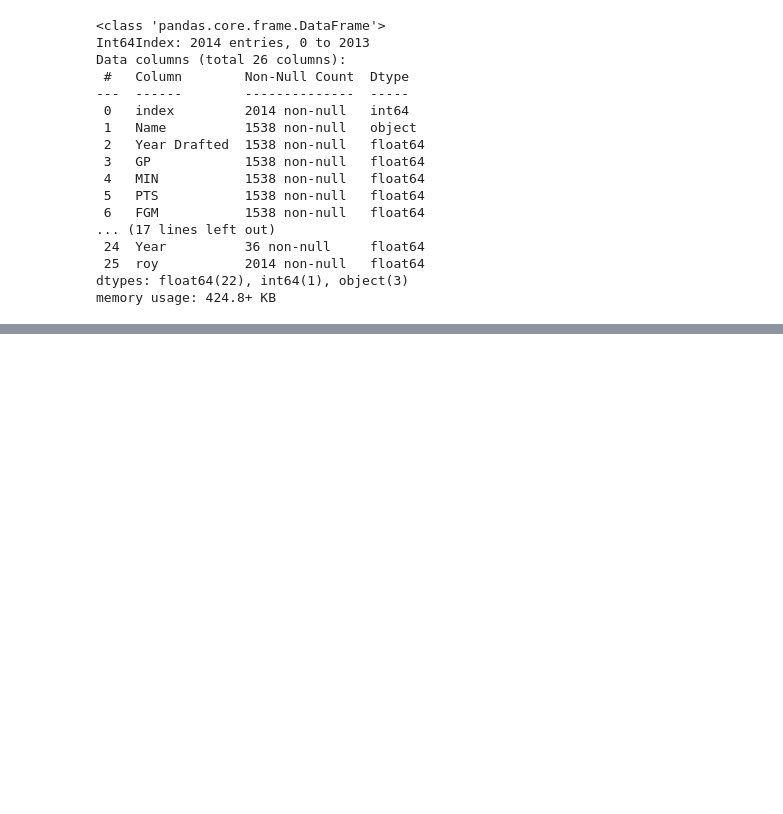
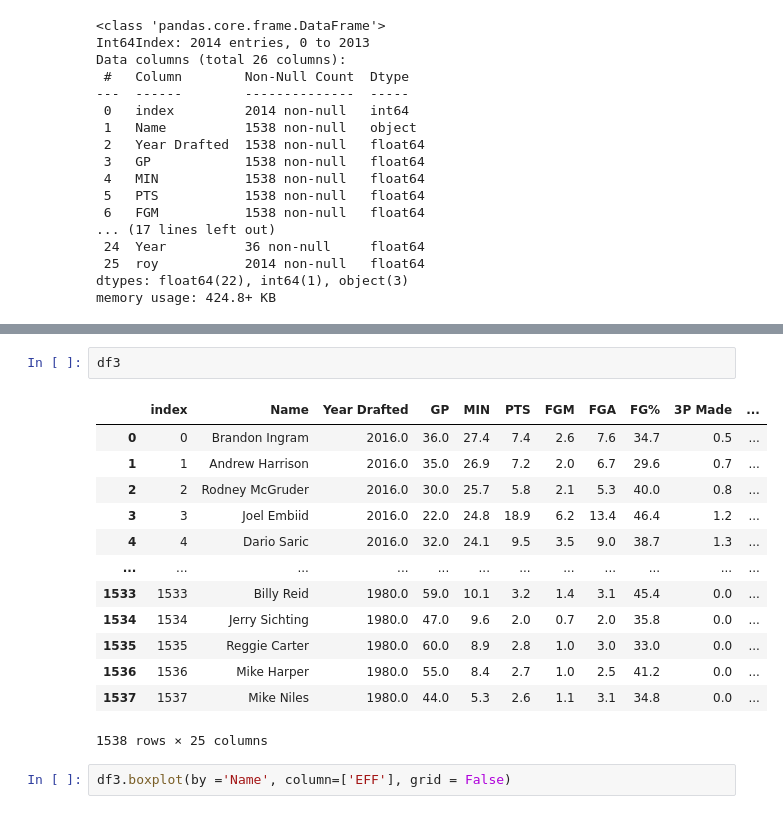
Before and after one commit to dradenboyer/DA_CAPSTONE, a Jupyter notebook: roty.ipynb, the cells around one changed output, grey strips where cells are left out. Saved outputs shown, nothing was run; the diff lists cells and outputs as text; blank space fills up the shorter version.

```diff
--- a/roty.ipynb
+++ b/roty.ipynb
@@ -170,0 +205,18 @@ memory usage: 252.3 KB
+# %%
+df3
+# %% [output]
+|  | index | Name | Year Drafted | GP | MIN | PTS | FGM | FGA | FG% | 3P Made | ... |
+| 0 | 0 | Brandon Ingram | 2016.0 | 36.0 | 27.4 | 7.4 | 2.6 | 7.6 | 34.7 | 0.5 | ... |
+| 1 | 1 | Andrew Harrison | 2016.0 | 35.0 | 26.9 | 7.2 | 2.0 | 6.7 | 29.6 | 0.7 | ... |
+| 2 | 2 | Rodney McGruder | 2016.0 | 30.0 | 25.7 | 5.8 | 2.1 | 5.3 | 40.0 | 0.8 | ... |
+| 3 | 3 | Joel Embiid | 2016.0 | 22.0 | 24.8 | 18.9 | 6.2 | 13.4 | 46.4 | 1.2 | ... |
+| 4 | 4 | Dario Saric | 2016.0 | 32.0 | 24.1 | 9.5 | 3.5 | 9.0 | 38.7 | 1.3 | ... |
+| ... | ... | ... | ... | ... | ... | ... | ... | ... | ... | ... | ... |
+| 1533 | 1533 | Billy Reid | 1980.0 | 59.0 | 10.1 | 3.2 | 1.4 | 3.1 | 45.4 | 0.0 | ... |
+| 1534 | 1534 | Jerry Sichting | 1980.0 | 47.0 | 9.6 | 2.0 | 0.7 | 2.0 | 35.8 | 0.0 | ... |
+| 1535 | 1535 | Reggie Carter | 1980.0 | 60.0 | 8.9 | 2.8 | 1.0 | 3.0 | 33.0 | 0.0 | ... |
+| 1536 | 1536 | Mike Harper | 1980.0 | 55.0 | 8.4 | 2.7 | 1.0 | 2.5 | 41.2 | 0.0 | ... |
+| 1537 | 1537 | Mike Niles | 1980.0 | 44.0 | 5.3 | 2.6 | 1.1 | 3.1 | 34.8 | 0.0 | ... |
+1538 rows × 25 columns
+# %%
+df3.boxplot(by ='Name', column=['EFF'], grid = False)
```
Also changed, not shown: parts of 13 cells of this notebook.
